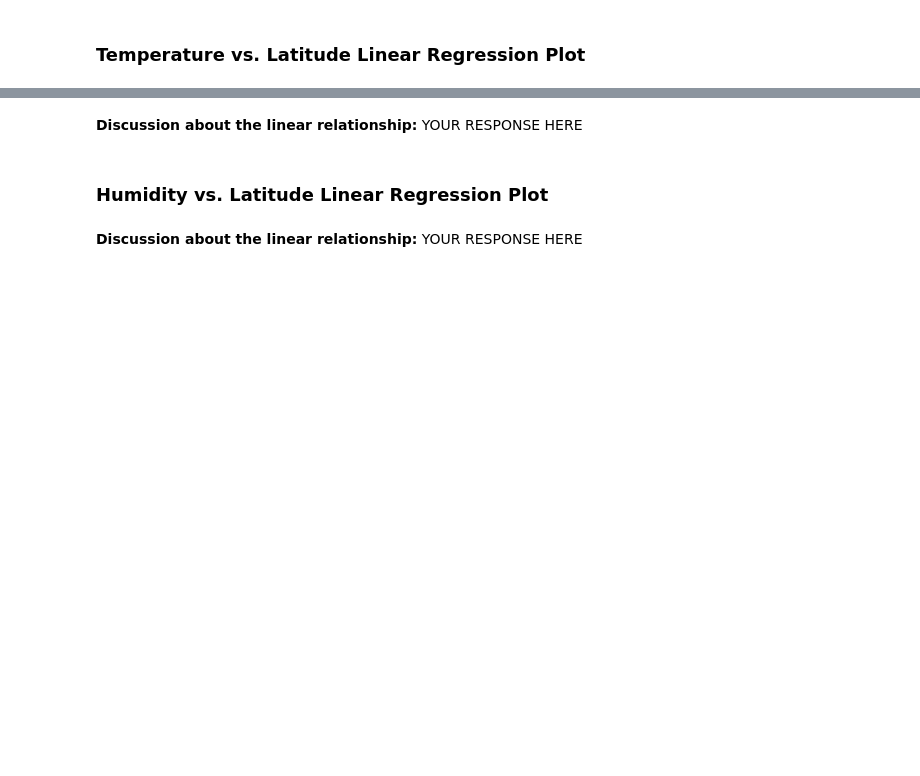
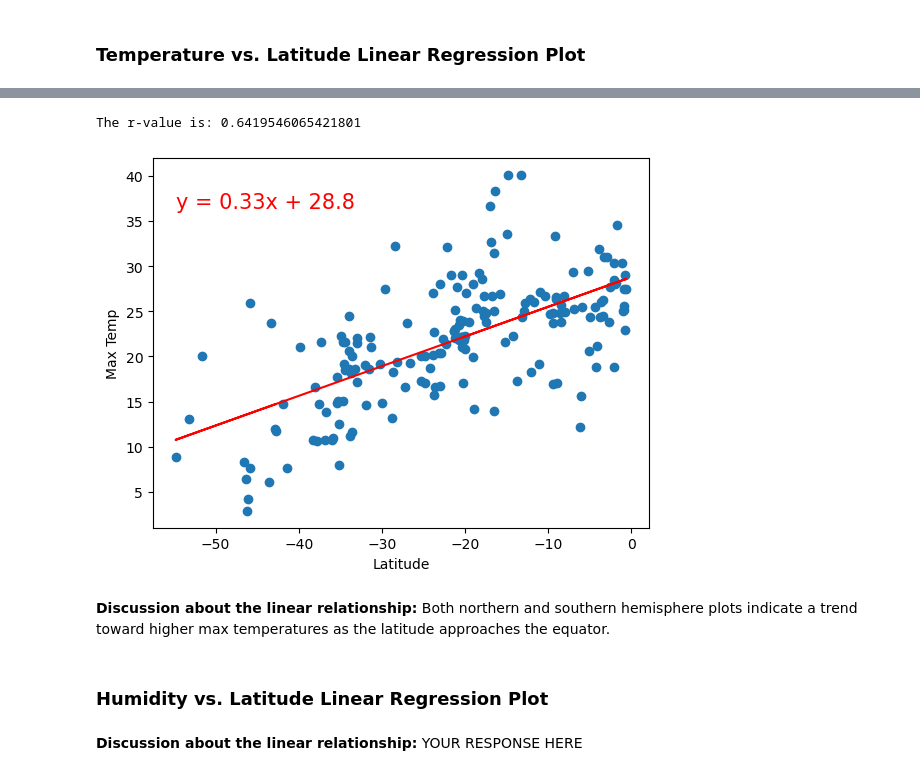
Before and after one commit to mwmosca/python-api-challenge, a Jupyter notebook: WeatherPy.ipynb, the cells around one changed output, grey strips where cells are left out. Drawn from its saved outputs; the diff is of its cells as text; code cells hidden in the pictures; blank space fills up the shorter version.

```diff
--- a/WeatherPy.ipynb
+++ b/WeatherPy.ipynb
@@ -246,6 +270,6 @@ northern_hemi_df.head()
 # %%
 # Create a DataFrame with the Southern Hemisphere data (Latitude < 0)
-# YOUR CODE HERE
+southern_hemi_df = city_data_df[city_data_df['Lat'] < 0]
 
 # Display sample data
 southern_hemi_df.head()
@@ -257,8 +292,11 @@ southern_hemi_df.head()
 # %%
 # Linear regression on Southern Hemisphere
-# YOUR CODE HERE
+lin_reg_plot(southern_hemi_df['Lat'], southern_hemi_df['Max Temp'], 'Latitude', 'Max Temp')
+# %% [output]
+The r-value is: 0.6419546065421801
+[figure, added]
-# %% [markdown]
-**Discussion about the linear relationship:** YOUR RESPONSE HERE
+# %% [markdown]
+**Discussion about the linear relationship:** Both northern and southern hemisphere plots indicate a trend toward higher max temperatures as the latitude approaches the equator.
 # %% [markdown]
 ### Humidity vs. Latitude Linear Regression Plot
 # %%
```
Also changed, not shown: parts of 6 cells of this notebook.
